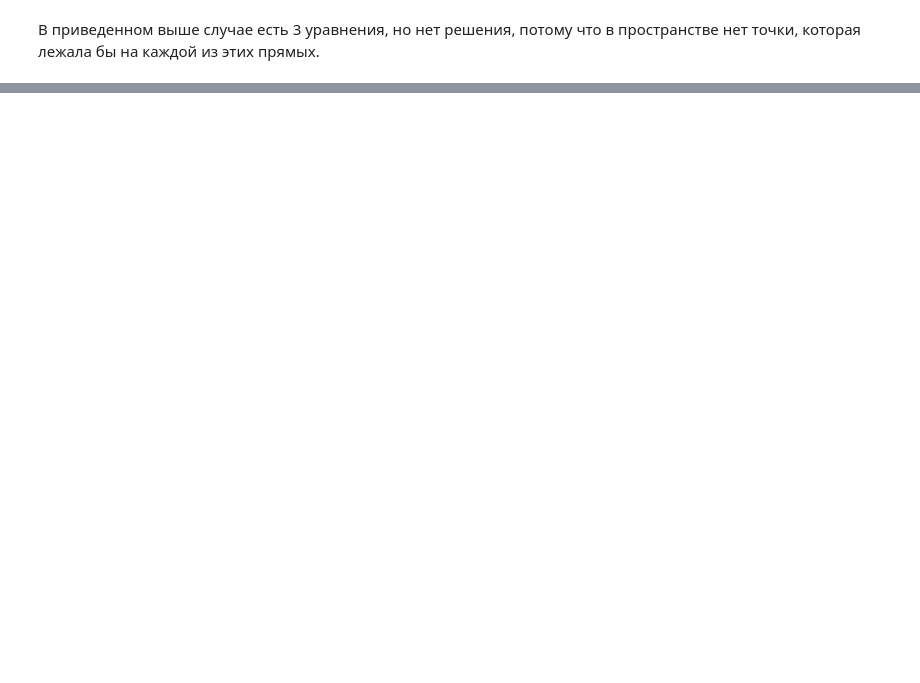
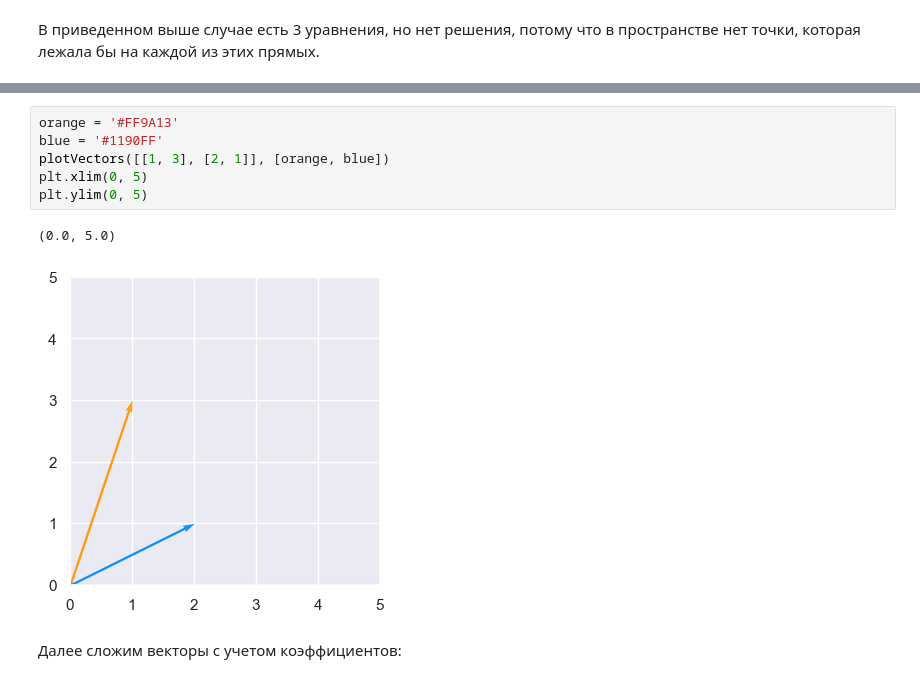
Before and after one commit to nikita-konkin/ml-foundations-rus, a Jupyter notebook: notebooks/2-linear-dependence_and_span.ipynb, the cells around one changed output, grey strips where cells are left out. Drawn from its saved outputs; the diff is of its cells as text; blank space fills up the shorter version.

```diff
--- a/notebooks/2-linear-dependence_and_span.ipynb
+++ b/notebooks/2-linear-dependence_and_span.ipynb
@@ -352,0 +428,11 @@ plt.close()
+# %%
+orange = '#FF9A13'
+blue = '#1190FF'
+plotVectors([[1, 3], [2, 1]], [orange, blue])
+plt.xlim(0, 5)
+plt.ylim(0, 5)
+# %% [output]
+(0.0, 5.0)
+[figure, added]
+# %% [markdown]
+Далее сложим векторы с учетом коэффициентов:
```
Also changed, not shown: parts of 23 cells of this notebook.
